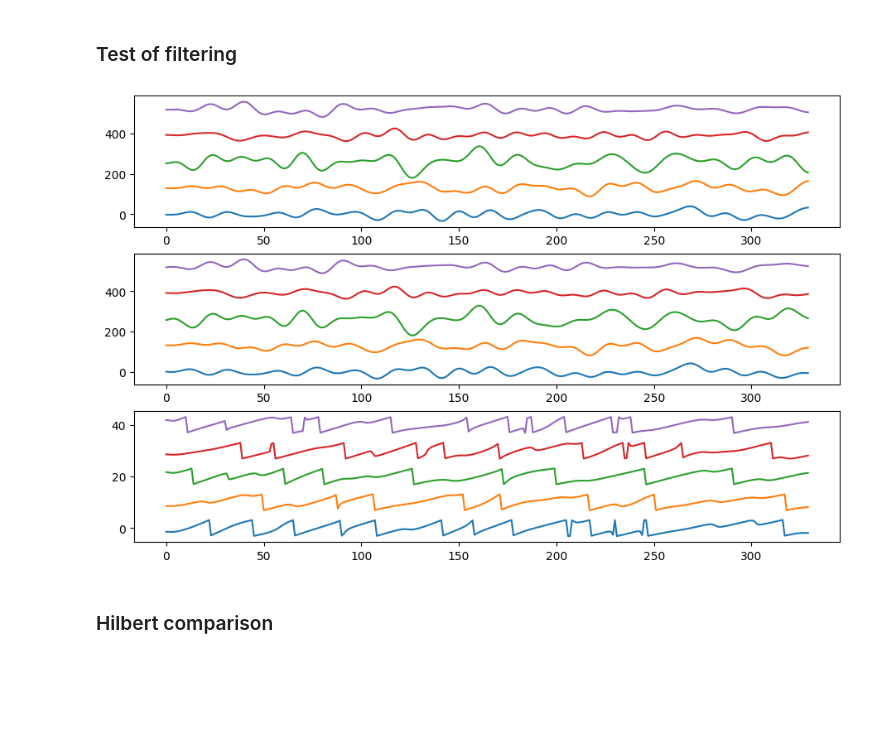
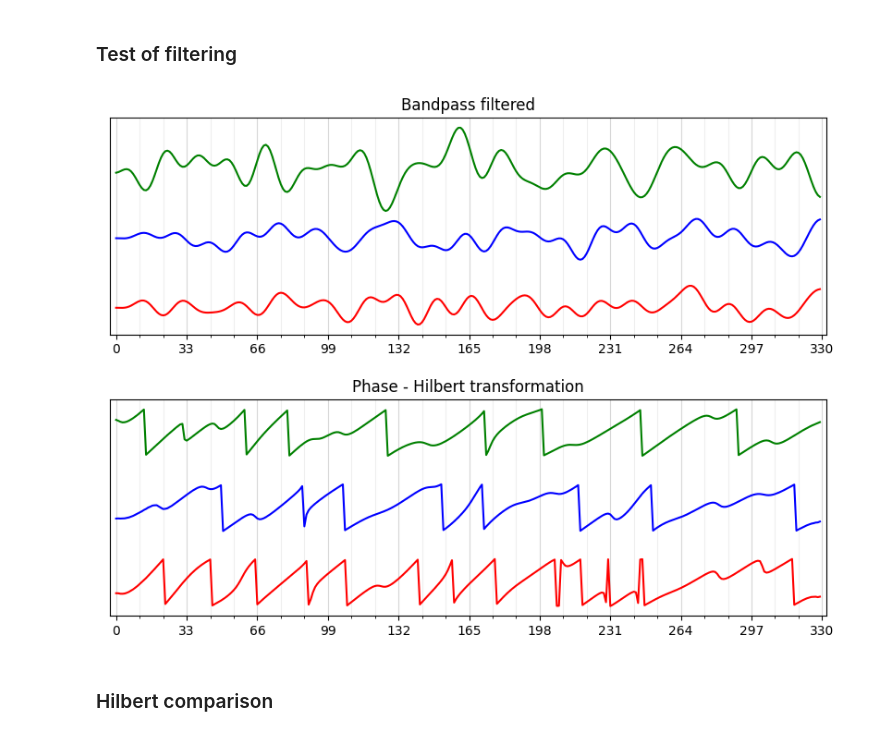
Before and after one commit to Eortvald/bsc-thesis, a Jupyter notebook: src/preproccesing/preproccesing_walkthrough.ipynb, the cells around one changed output. Drawn from its saved outputs; the diff is of its cells as text; code cells hidden in the pictures; blank space fills up the shorter version.

Commit message:
bandpass plot change

```diff
--- a/src/preproccesing/preproccesing_walkthrough.ipynb
+++ b/src/preproccesing/preproccesing_walkthrough.ipynb
@@ -32,22 +32,49 @@ plt.plot(out)
 [figure]
 # %% [markdown]
 ### Test of filtering
-# %%
-fig, (ax) = plt.subplots(3, 1, figsize=(11,7))
-
-org = df.values
-band = butter_bandpass_filter(org)
-hil1 = hilbert_phase_extract(band)
-
-for i in range(5):
-    ax[0].plot(org[i] + 130 * i)
-    ax[1].plot(band[i] + 130 *i)
-    ax[2].plot(hil1[i]+ 10 * i)
-
-
-plt.show()
-# %% [output]
-[figure, removed]
+# %%
+fig, (ax) = plt.subplots(2, 1, figsize=(10,7))
+fig.subplots_adjust(wspace=0.9)
+org = df.values
+band = butter_bandpass_filter(org)
+hil1 = hilbert_phase_extract(band)
+colors = ['r','b','g']
+
+#ticks
+major_ticks = np.arange(0, 331, 33)
+minor_ticks = np.arange(0, 331, 11)
+
+
+
+# Or if you want different settings for the grids:
+# ax.grid(which='minor', alpha=0.2)
+# ax.grid(which='major', alpha=0.5)
+
+
+for i in range(3):
+    ax[0].plot(org[i] + 130 * i, c=colors[i])
+    ax[0].set_title('Bandpass filtered')
+    ax[0].set_xticks(major_ticks)
+    ax[0].set_xticks(minor_ticks, minor=True)
+    ax[0].set_yticks([])
+    ax[0].grid(which='minor', alpha=0.2)
+    ax[0].grid(which='major', alpha=0.5)
+    ax[0].margins(x=0.009)
+
+    # plot 2
+    ax[1].plot(hil1[i]+ 10 * i, c=colors[i])
+    ax[1].set_title('Phase - Hilbert transformation')
+    ax[1].set_xticks(major_ticks)
+    ax[1].set_xticks(minor_ticks, minor=True)
+    ax[1].set_yticks([])
+    ax[1].grid(which='minor', alpha=0.2)
+    ax[1].grid(which='major', alpha=0.5)
+    ax[1].margins(x=0.009)
+
+fig.subplots_adjust(hspace=0.3)
+plt.show()
+# %% [output]
+[figure, added]
 # %% [markdown]
 ### Hilbert comparison
 # %%
```
